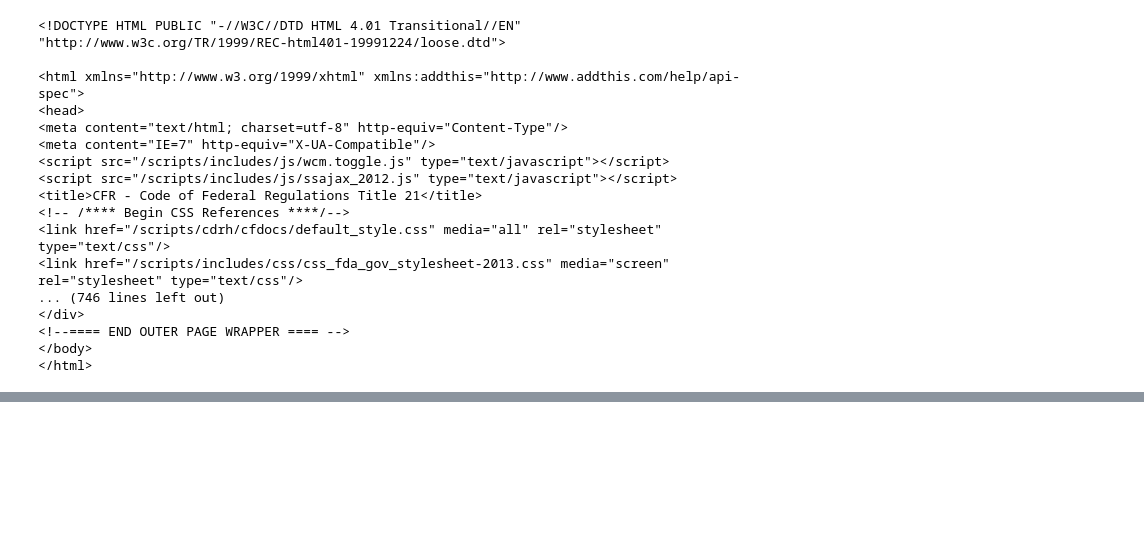
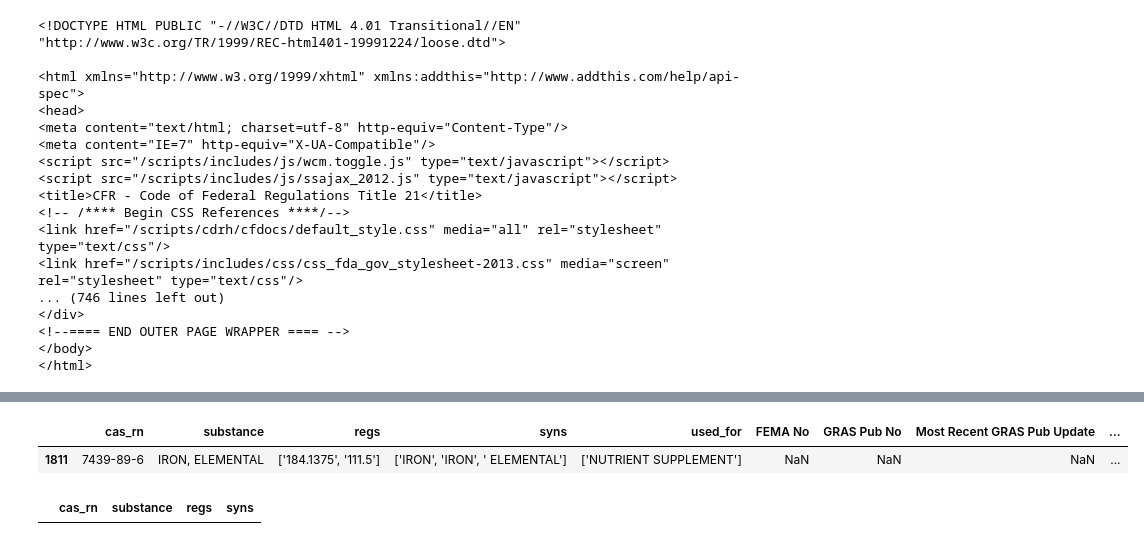
Before and after one commit to blux-cl/benchmark, a Jupyter notebook: FDA/Read FDA csv.ipynb, the cells around one changed output, grey strips where cells are left out. Cells and saved outputs as stored; diff of their text form; code cells hidden in the pictures; blank space fills up the shorter version.

```diff
--- a/FDA/Read FDA csv.ipynb
+++ b/FDA/Read FDA csv.ipynb
@@ -233,0 +270,9 @@ res
+# %%
+found_f
+# %% [output]
+|  | cas_rn | substance | regs | syns | used_for | FEMA No | GRAS Pub No | Most Recent GRAS Pub Update | ... |
+| 1811 | 7439-89-6 | IRON, ELEMENTAL | ['184.1375', '111.5'] | ['IRON', 'IRON', ' ELEMENTAL'] | ['NUTRIENT SUPPLEMENT'] | NaN | NaN | NaN | ... |
+# %%
+found_i
+# %% [output]
+|  | cas_rn | substance | regs | syns |
```
Also changed, not shown: parts of 15 cells of this notebook.
